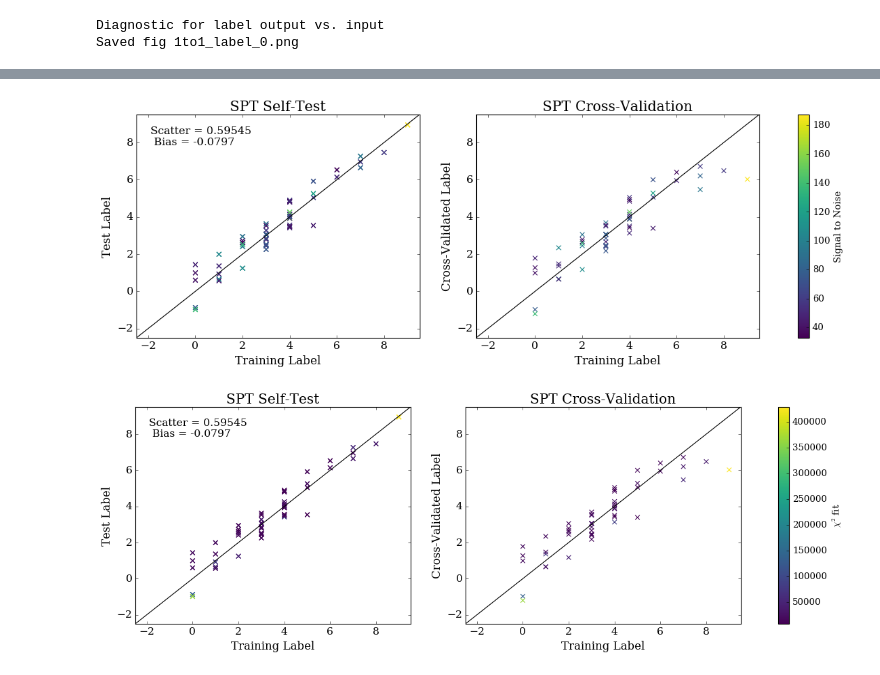
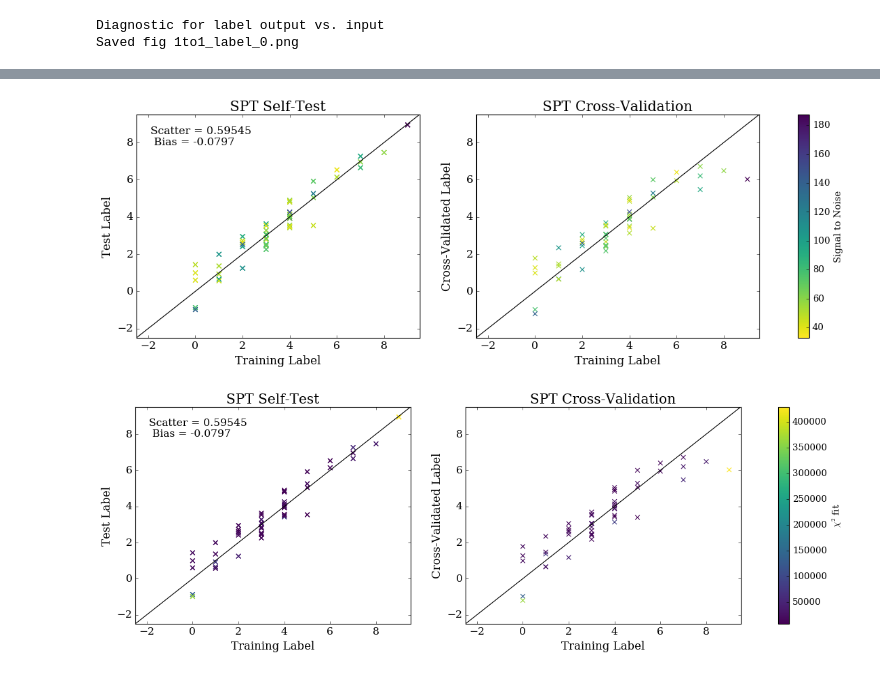
Before and after one commit to jbirky/Mdwarf_project, a Jupyter notebook: cannon_runs/train_west/run_cannon.ipynb, the cells around one changed output, grey strips where cells are left out. Cells and saved outputs as stored; diff of their text form; code cells hidden in the pictures.

Commit message:
update figures

```diff
--- a/cannon_runs/train_west/run_cannon.ipynb
+++ b/cannon_runs/train_west/run_cannon.ipynb
@@ -114,38 +106,38 @@ df.to_csv('results/test_results.csv', index=None)
 x = np.arange(-10,15)
 scat1, bias1 = np.round(np.std(tst_spt_err),5), np.round(np.mean(tst_spt_err),5)
 text1 = 'Scatter = %s \n Bias = %s'%(scat1, bias1)
 
 fig, (ax1, ax2) = plt.subplots(1,2, figsize=[18,5])
-pl = ax1.scatter(trn_spt, tst_spt, marker='x', c=ds.test_SNR, s=35, cmap='viridis')
+pl = ax1.scatter(trn_spt, tst_spt, marker='x', c=ds.test_SNR, s=35, cmap='viridis_r')
 
-ax1.scatter(trn_spt, tst_spt, c=ds.test_SNR, marker='x', s=35, cmap='viridis')
+ax1.scatter(trn_spt, tst_spt, c=ds.test_SNR, marker='x', s=35, cmap='viridis_r')
 ax1.text(0.05, 0.95, text1, fontsize=14, transform=ax1.transAxes, verticalalignment='top')
 ax1.plot(x,x, color='k')
 ax1.set_xlim(-2.5,9.5)
 ax1.set_ylim(-2.5,9.5)
 ax1.set_xlabel('Training Label', fontsize=15)
 ax1.set_ylabel('Test Label', fontsize=15)
 ax1.tick_params(axis='x', labelsize=14)
 ax1.tick_params(axis='y', labelsize=14)
 ax1.set_title('SPT Self-Test', fontsize=18)
 
-ax2.scatter(trn_spt, crv_spt, c=ds.test_SNR, marker='x', s=35, cmap='viridis')
-pl = ax1.scatter(trn_spt, tst_spt, marker='x', c=ds.test_SNR, s=35, cmap='viridis')
+ax2.scatter(trn_spt, crv_spt, c=ds.test_SNR, marker='x', s=35, cmap='viridis_r')
+pl = ax1.scatter(trn_spt, tst_spt, marker='x', c=ds.test_SNR, s=35, cmap='viridis_r')
 
 ax2.plot(x,x, color='k')
 ax2.set_xlim(-2.5,9.5)
 ax2.set_ylim(-2.5,9.5)
 ax2.set_xlabel('Training Label', fontsize=15)
 ax2.set_ylabel('Cross-Validated Label', fontsize=15)
 ax2.set_title('SPT Cross-Validation', fontsize=18)
 ax2.tick_params(axis='x', labelsize=14)
 ax2.tick_params(axis='y', labelsize=14)
 cb = plt.colorbar(pl, ax=(ax1,ax2), orientation='vertical')
 cb.set_label('Signal to Noise', fontsize=12)
 plt.savefig('results/self_and_validation_test_spt_snr.png')
 plt.show()
 # %% [output]
-[figure, old version]
+[figure, new version]
 # %%
 x = np.arange(-10,15)
 scat1, bias1 = np.round(np.std(tst_spt_err),5), np.round(np.mean(tst_spt_err),5)
```
Also changed, not shown: parts of 2 cells of this notebook, 2 other files.
